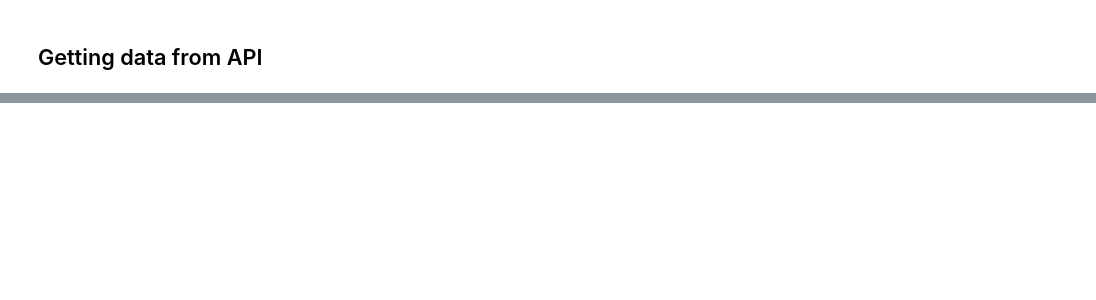
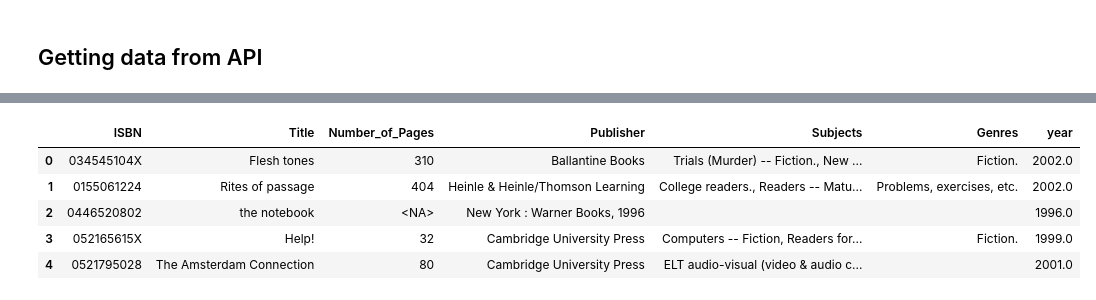
Before and after one commit to SharonMoscato/book-recommendation, a Jupyter notebook: books.ipynb, the cells around one changed output, grey strips where cells are left out. Saved outputs shown, nothing was run; the diff lists cells and outputs as text; code cells hidden in the pictures; blank space fills up the shorter version.

```diff
--- a/books.ipynb
+++ b/books.ipynb
@@ -432,0 +505,6 @@ def get_data(list_query):
+# %%
+# Cleaning from ISBN:
+external_books_df['ISBN'] = external_books_df['ISBN'].str.replace('ISBN:', '', regex=False)
+# %%
+# Page number from float to int
+external_books_df['Number_of_Pages'] = external_books_df['Number_of_Pages'].astype(pd.Int64Dtype())
@@ -432,0 +532,4 @@ def get_data(list_query):
+# %%
+for column in ['Title', 'Subjects', 'Publisher', 'Genres']:
+    external_books_df[column] = external_books_df[column].astype(str).apply(clean_text_data)
+external_books_df[['Title', 'Subjects', 'Publisher', 'Genres']].head()
@@ -432,0 +543,19 @@ def get_data(list_query):
+# %%
+# Convert the 'publish_date' column to datetime and keeping only the information about year
+external_books_df['publish_date'] = pd.to_datetime(external_books_df['publish_date'], errors='coerce')
+external_books_df['year'] = external_books_df['publish_date'].dt.year
+# %%
+external_books_df['year'] = external_books_df['publish_date'].dt.year
+
+# Drop the original 'publish_date' column as we now have the year
+external_books_df = external_books_df.drop('publish_date', axis=1)
+
+# Return the first few rows of the modified DataFrame to check the result
+external_books_df.head()
+# %% [output]
+|  | ISBN | Title | Number_of_Pages | Publisher | Subjects | Genres | year |
+| 0 | 034545104X | Flesh tones | 310 | Ballantine Books | Trials (Murder) -- Fiction., New ... | Fiction. | 2002.0 |
+| 1 | 0155061224 | Rites of passage | 404 | Heinle & Heinle/Thomson Learning | College readers., Readers -- Matu... | Problems, exercises, etc. | 2002.0 |
+| 2 | 0446520802 | the notebook | <NA> | New York : Warner Books, 1996 |  |  | 1996.0 |
+| 3 | 052165615X | Help! | 32 | Cambridge University Press | Computers -- Fiction, Readers for... | Fiction. | 1999.0 |
+| 4 | 0521795028 | The Amsterdam Connection | 80 | Cambridge University Press | ELT audio-visual (video & audio c... |  | 2001.0 |
```
Also changed, not shown: parts of 25 cells of this notebook.
